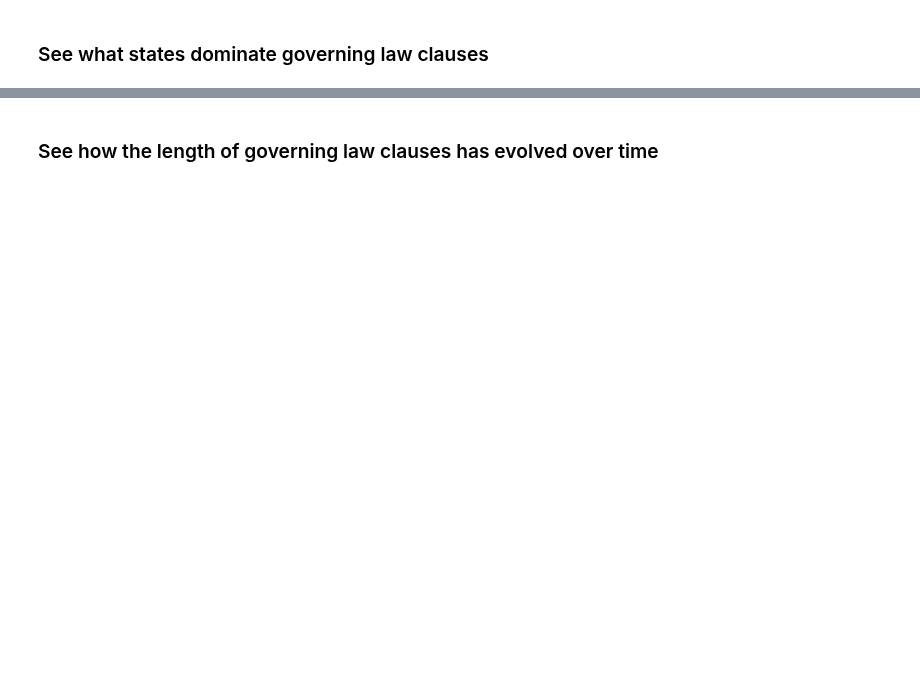
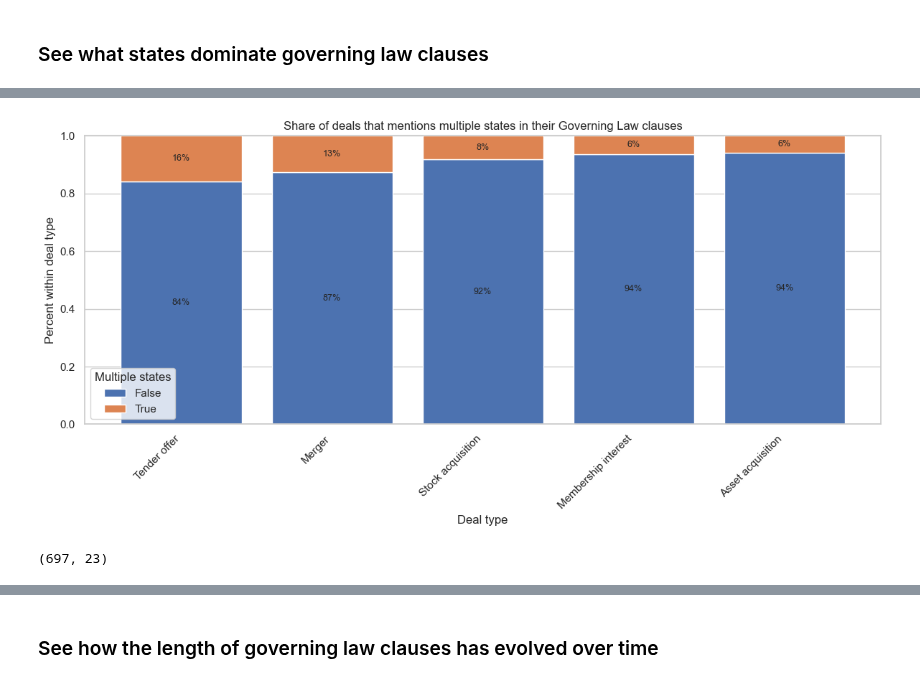
Before and after one commit to PlatosTwin/pandects-app, a Jupyter notebook: examples/pandects_api_governing_law.ipynb, the cells around one changed output, grey strips where cells are left out. Saved outputs shown, nothing was run; the diff lists cells and outputs as text; code cells hidden in the pictures; blank space fills up the shorter version.

```diff
--- a/examples/pandects_api_governing_law.ipynb
+++ b/examples/pandects_api_governing_law.ipynb
@@ -57,7 +58,7 @@ progress_every = 10
 
 while True:
     r = session.get(
-        f"{API_BASE_URL}/v1/search",
+        f"{API_BASE_URL}/v1/sections",
         params={
             "standard_id": CLAUSE_TYPE_ID,
             "page": page,
@@ -210,2 +431,7 @@ df["standard_id_text"].value_counts().head(9)
 # %%
-df[df["standard_id"].apply(lambda x: x == ["5e59453aaa9255c4"])].shape
+df["eligible"] = df[["standard_id", "states"]].apply(lambda x: x["standard_id"] == ["5e59453aaa9255c4"] or
+                                                     ('5e59453aaa9255c4' in x["standard_id"] and len(x["states"])==1), axis=1)
+
+df["gov_law_only"] = df[["standard_id", "states"]].apply(lambda x: x["standard_id"] == ["5e59453aaa9255c4"], axis=1)
+
+pdf[df["eligible"]].shape
@@ -212,2 +440,2 @@ df[df["standard_id"].apply(lambda x: x == ["5e59453aaa9255c4"])].shape
 # %%
-df = df[df["standard_id"].apply(lambda x: x == ["5e59453aaa9255c4"])]
+df = df[df["eligible"]]
@@ -366,0 +475,51 @@ def wilson_ci(k, n, z=1.96):
+# %%
+df['mult'] = df['states'].apply(lambda x: len(x) >= 2)
+# %%
+# Keep only usable rows
+plot_df = df.dropna(subset=["mult", "deal_type"]).copy()
+
+# Ensure mult is numeric 0/1
+plot_df["mult"] = pd.to_numeric(plot_df["mult"], errors="coerce")
+plot_df = plot_df[plot_df["mult"].isin([0, 1])]
+
+counts = (
+    plot_df.groupby(["deal_type", "mult"])
+    .size()
+    .unstack(fill_value=0)
+    .reindex(columns=[0, 1], fill_value=0)
+)
+
+shares = counts.div(counts.sum(axis=1), axis=0).sort_values(by=1, ascending=False)
+
+sns.set_theme(style="whitegrid", context="notebook")
+
+fig, ax = plt.subplots(figsize=(12, 6))
+
+x = range(len(shares))
+bars0 = ax.bar(x, shares[0], label="False")
+bars1 = ax.bar(x, shares[1], bottom=shares[0], label="True")
+
+ax.set_xticks(list(x))
+ax.set_xticklabels(shares.index, rotation=45, ha="right")
+ax.set_ylim(0, 1)
+ax.set_xlabel("Deal type")
+ax.set_ylabel("Percent within deal type")
+ax.set_title("Share of deals that mentions multiple states in their Governing Law clauses")
+ax.legend(title="Multiple states")
+
+# Optional labels inside bars
+for i, (v0, v1) in enumerate(zip(shares[0], shares[1])):
+    if v0 > 0.05:
+        ax.text(i, v0 / 2, f"{v0:.0%}", ha="center", va="center", fontsize=9)
+    if v1 > 0.05:
+        ax.text(i, v0 + v1 / 2, f"{v1:.0%}", ha="center", va="center", fontsize=9)
+
+plt.tight_layout()
+plt.show()
+# %% [output]
+[figure, added]
+# %%
+mult = df[df['mult']]
+mult.shape
+# %% [output]
+(697, 23)
```
Also changed, not shown: parts of 43 cells of this notebook, 3 other files.
